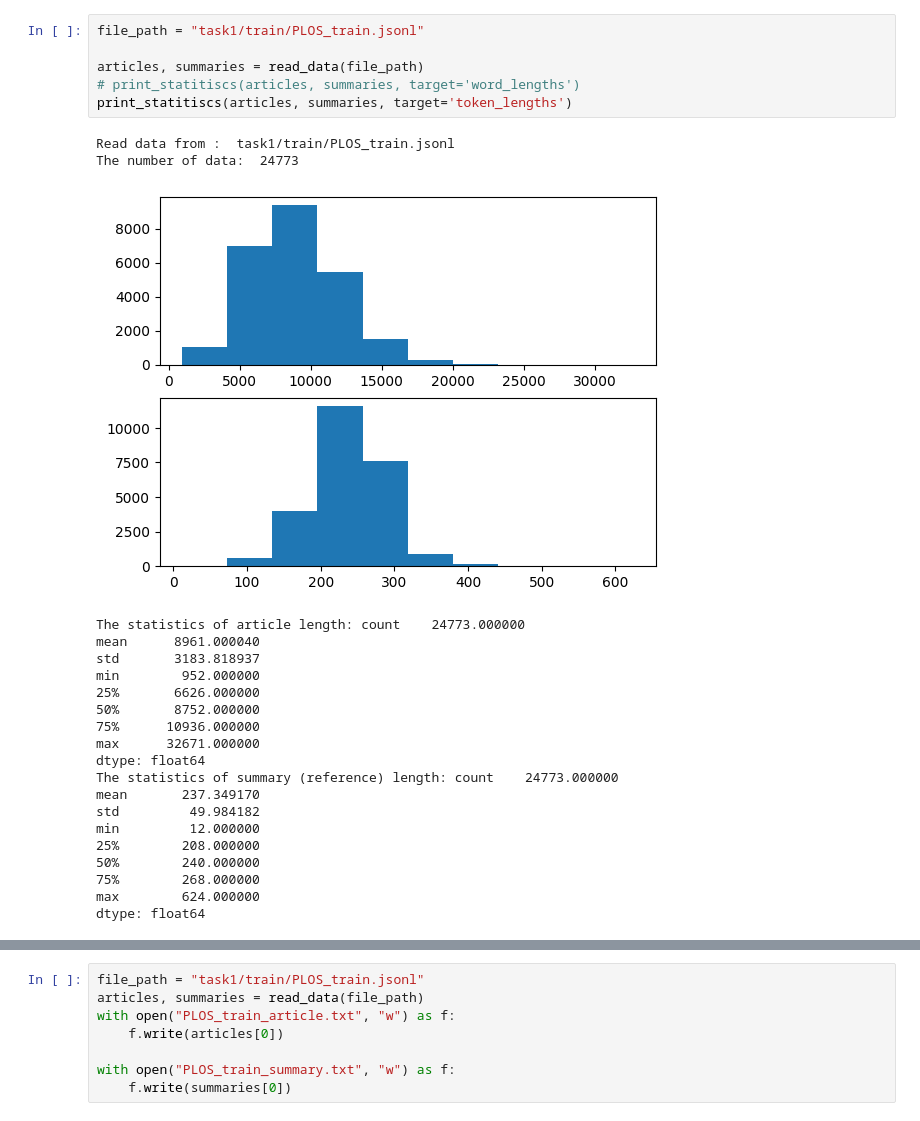
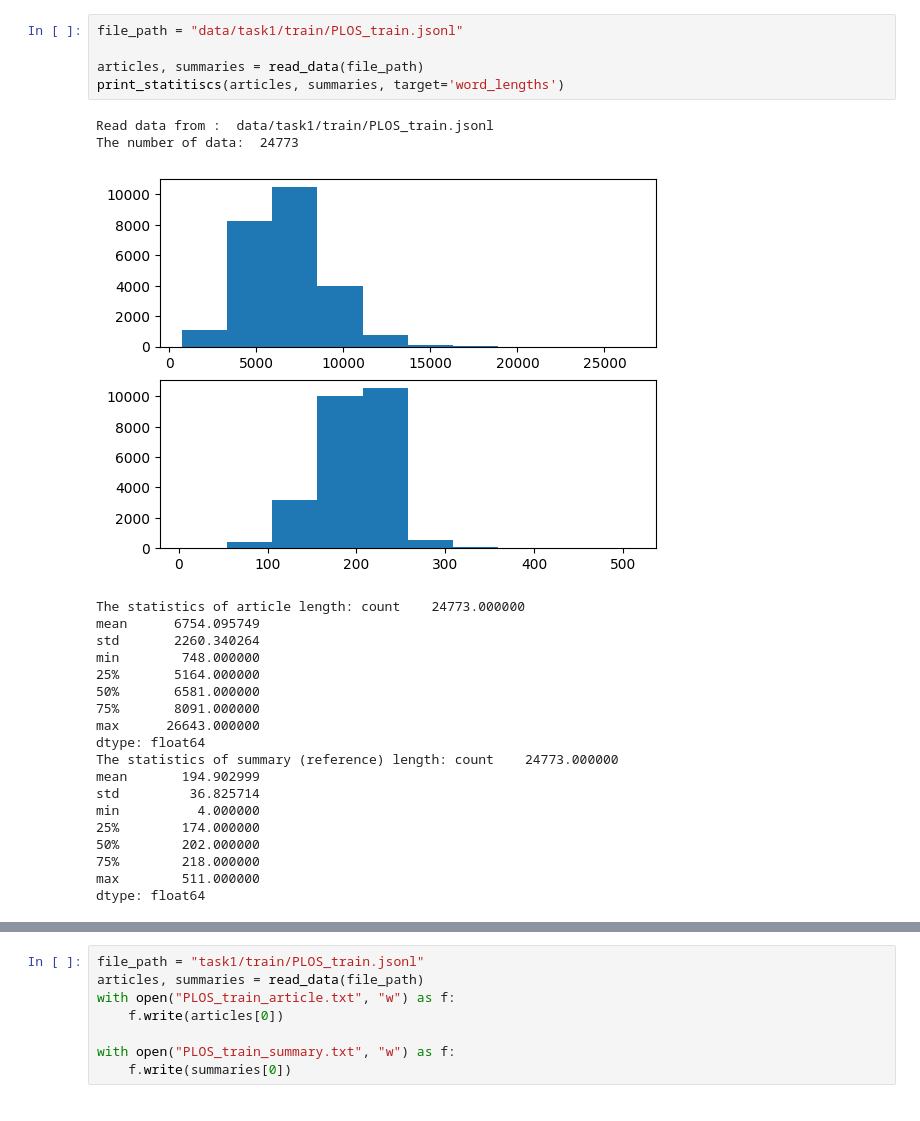
Before and after one commit to xinzhel/bio_lay_summ, a Jupyter notebook: analyze_data.ipynb, the cells around one changed output, grey strips where cells are left out. Cells and saved outputs as stored; diff of their text form.

```diff
--- a/analyze_data.ipynb
+++ b/analyze_data.ipynb
@@ -129,30 +150,29 @@ min      253.000000
 max      776.000000
 dtype: float64
 # %%
-file_path = "task1/train/PLOS_train.jsonl"
+file_path = "data/task1/train/PLOS_train.jsonl"
 
 articles, summaries = read_data(file_path)
-# print_statitiscs(articles, summaries, target='word_lengths')
-print_statitiscs(articles, summaries, target='token_lengths')
+print_statitiscs(articles, summaries, target='word_lengths')
 # %% [output]
-Read data from :  task1/train/PLOS_train.jsonl
+Read data from :  data/task1/train/PLOS_train.jsonl
 The number of data:  24773
-[figure, old version]
+[figure, new version]
 The statistics of article length: count    24773.000000
-mean      8961.000040
-std       3183.818937
-min        952.000000
-25%       6626.000000
-50%       8752.000000
-75%      10936.000000
-max      32671.000000
+mean      6754.095749
+std       2260.340264
+min        748.000000
+25%       5164.000000
+50%       6581.000000
+75%       8091.000000
+max      26643.000000
 dtype: float64
 The statistics of summary (reference) length: count    24773.000000
-mean       237.349170
-std         49.984182
-min         12.000000
-25%        208.000000
-50%        240.000000
-75%        268.000000
-max        624.000000
+mean       194.902999
+std         36.825714
+min          4.000000
+25%        174.000000
+50%        202.000000
+75%        218.000000
+max        511.000000
 dtype: float64
```
Also changed, not shown: parts of 12 cells of this notebook, 1 other file.
